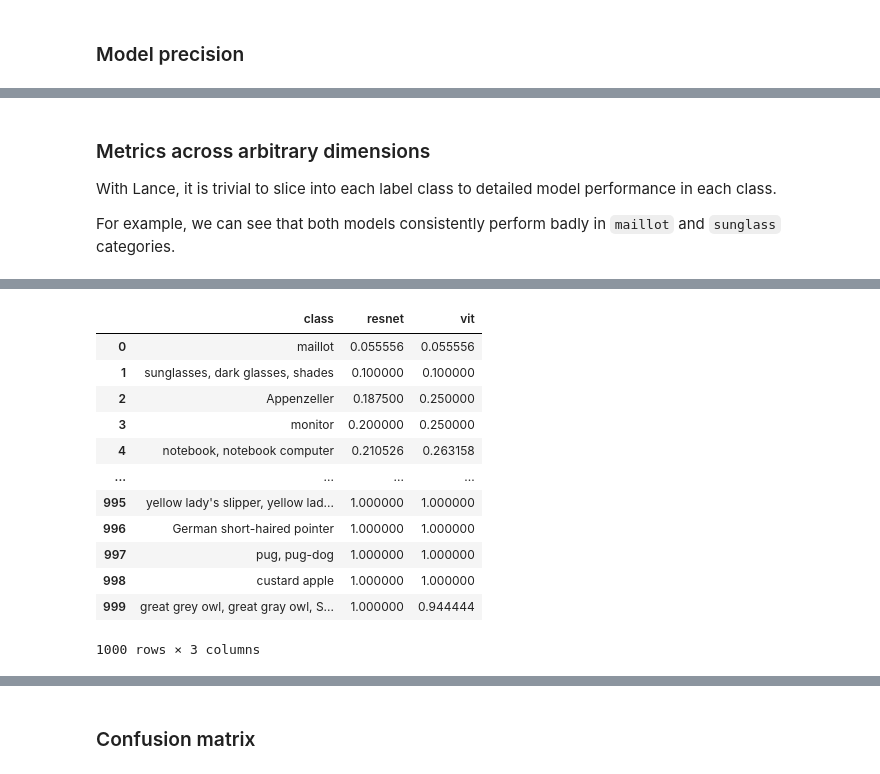
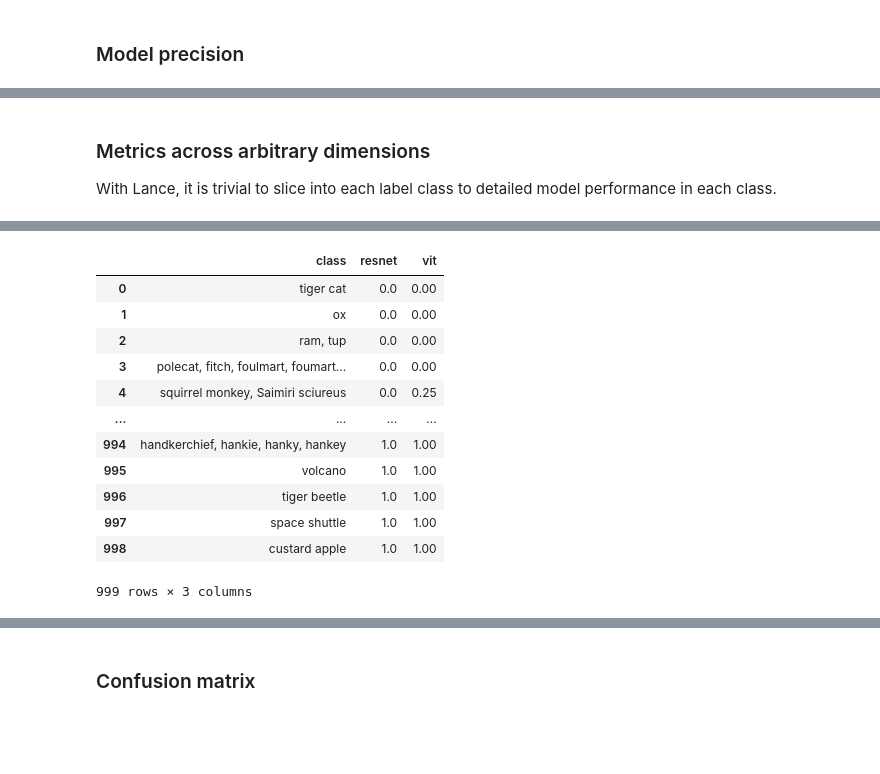
Before and after one commit to gsajko/lance, a Jupyter notebook: python/notebooks/imagenet.ipynb, the cells around one changed output, grey strips where cells are left out. Cells and saved outputs as stored; diff of their text form; code cells hidden in the pictures; blank space fills up the shorter version.

```diff
--- a/python/notebooks/imagenet.ipynb
+++ b/python/notebooks/imagenet.ipynb
@@ -35,4 +39,10 @@ imagenet_1k.lance/_versions/1.manifest
 imagenet_1k.lance/_latest.manifest
+# %%
+import json
+with open("imagenet_classes.json") as fh:
+    json_data = json.load(fh)
+imagenet_classes = pd.DataFrame({'label': json_data.keys(), 'name': json_data.values()})
+imagenet_classes["label"] = imagenet_classes.label.astype(int)
 # %%
 uri = "/tmp/imagenet_1k.lance"
 ds = lance.dataset(uri)
@@ -180 +175,16 @@ Wall time: 8min 23s
+# %%
+if MODE == 'generate':
+    resnet_table = run_inference(
+        uri, resnet, torchvision.models.ResNet50_Weights.DEFAULT.transforms(), "resnet"
+    )
+    vit_table = run_inference(
+        uri, vit, torchvision.models.ViT_L_16_Weights.DEFAULT.transforms(), "vit"
+    )
+    !rm -rf /tmp/resnet_table.lance
+    !rm -rf /tmp/vit_table.lance
+    lance.write_dataset(resnet_table, "/tmp/resnet_table.lance")
+    lance.write_dataset(vit_table, "/tmp/vit_table.lance")
+else:
+    resnet_table = lance.dataset("/tmp/resnet_table.lance").to_table()
+    vit_table = lance.dataset("/tmp/vit_table.lance").to_table()
 # %% [markdown]
@@ -192,0 +195,3 @@ split: dictionary<values=string, indices=int8, ordered=0>
+# %%
+ds = ds.merge(resnet_table, left_on="image_id", right_on="image_id")
+ds = ds.merge(vit_table, left_on="image_id", right_on="image_id")
@@ -193,4 +210,2 @@ split: dictionary<values=string, indices=int8, ordered=0>
 # %%
-ds = ds.merge(resnet_table, left_on="id", right_on="id")
-ds = ds.merge(vit_table, left_on="id", right_on="id")
-ds.schema
+diff = lance.diff(ds, 1, 3).columns_added()
@@ -256,17 +264,15 @@ precision.T.rename(columns={0: 'precision'}).squeeze().plot.bar()
 ### Metrics across arbitrary dimensions
 
 With Lance, it is trivial to slice into each label class to detailed model performance in each class.
-
-For example, we can see that both models consistently perform badly in `maillot` and `sunglass` categories.
 # %%
 %%sql precision_by_class <<
 
 SELECT
-  DISTINCT(name) as class,
-  SUM(CAST(resnet.label == label AS FLOAT)) / COUNT(label) as resnet,
-  SUM(CAST(vit.label == label AS FLOAT)) / COUNT(label) as vit
-FROM ds
-WHERE split = 'validation'
-GROUP BY name
+  DISTINCT(ds.class) as class,
+  SUM(CAST(resnet.label = ic.label AS FLOAT)) / COUNT(ds.class) as resnet,
+  SUM(CAST(vit.label = ic.label AS FLOAT)) / COUNT(ds.class) as vit
+FROM ds inner join imagenet_classes as ic on ds.class = ic.name
+WHERE split = 'val'
+GROUP BY 1
 ORDER BY resnet ASC
 # %% [output]
@@ -274,16 +280,16 @@ Took 0.04000234603881836
 |  | class | resnet | vit |
-| 0 | maillot | 0.055556 | 0.055556 |
-| 1 | sunglasses, dark glasses, shades | 0.100000 | 0.100000 |
-| 2 | Appenzeller | 0.187500 | 0.250000 |
-| 3 | monitor | 0.200000 | 0.250000 |
-| 4 | notebook, notebook computer | 0.210526 | 0.263158 |
+| 0 | tiger cat | 0.0 | 0.00 |
+| 1 | ox | 0.0 | 0.00 |
+| 2 | ram, tup | 0.0 | 0.00 |
+| 3 | polecat, fitch, foulmart, foumart... | 0.0 | 0.00 |
+| 4 | squirrel monkey, Saimiri sciureus | 0.0 | 0.25 |
 | ... | ... | ... | ... |
-| 995 | yellow lady's slipper, yellow lad... | 1.000000 | 1.000000 |
-| 996 | German short-haired pointer | 1.000000 | 1.000000 |
-| 997 | pug, pug-dog | 1.000000 | 1.000000 |
-| 998 | custard apple | 1.000000 | 1.000000 |
-| 999 | great grey owl, great gray owl, S... | 1.000000 | 0.944444 |
+| 994 | handkerchief, hankie, hanky, hankey | 1.0 | 1.00 |
+| 995 | volcano | 1.0 | 1.00 |
+| 996 | tiger beetle | 1.0 | 1.00 |
+| 997 | space shuttle | 1.0 | 1.00 |
+| 998 | custard apple | 1.0 | 1.00 |
-1000 rows × 3 columns
+999 rows × 3 columns
 # %%
 precision_by_class.head(10).set_index('class').plot.bar(figsize=(20,10))
 # %% [output]
```
Also changed, not shown: parts of 59 cells of this notebook.
